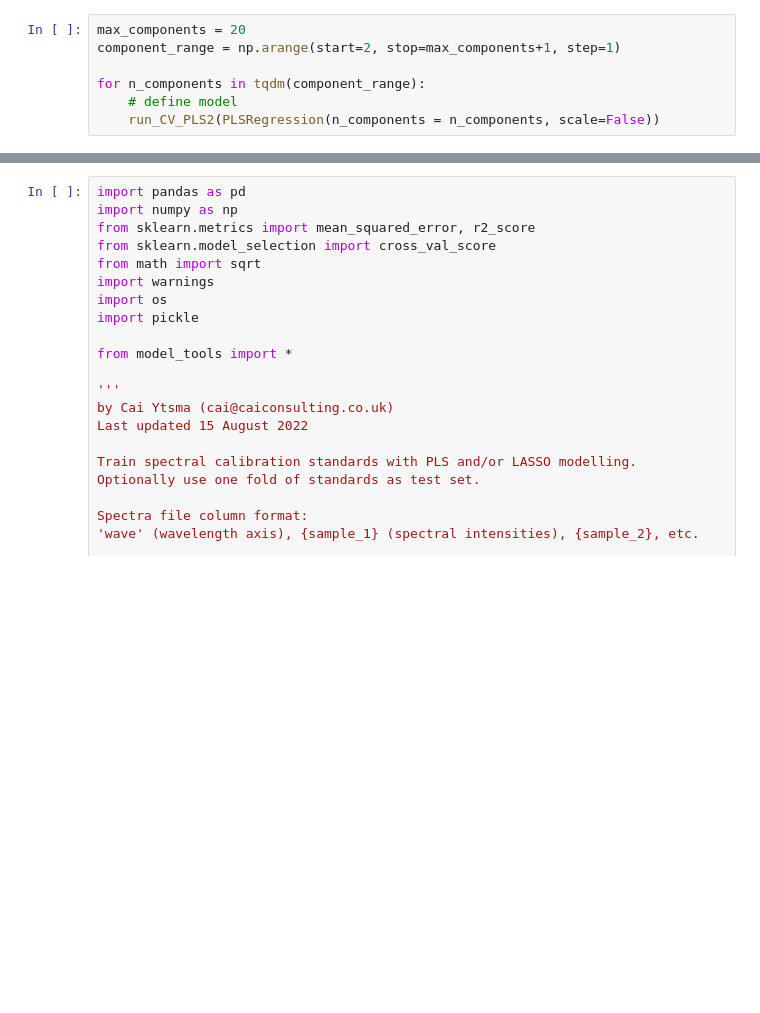
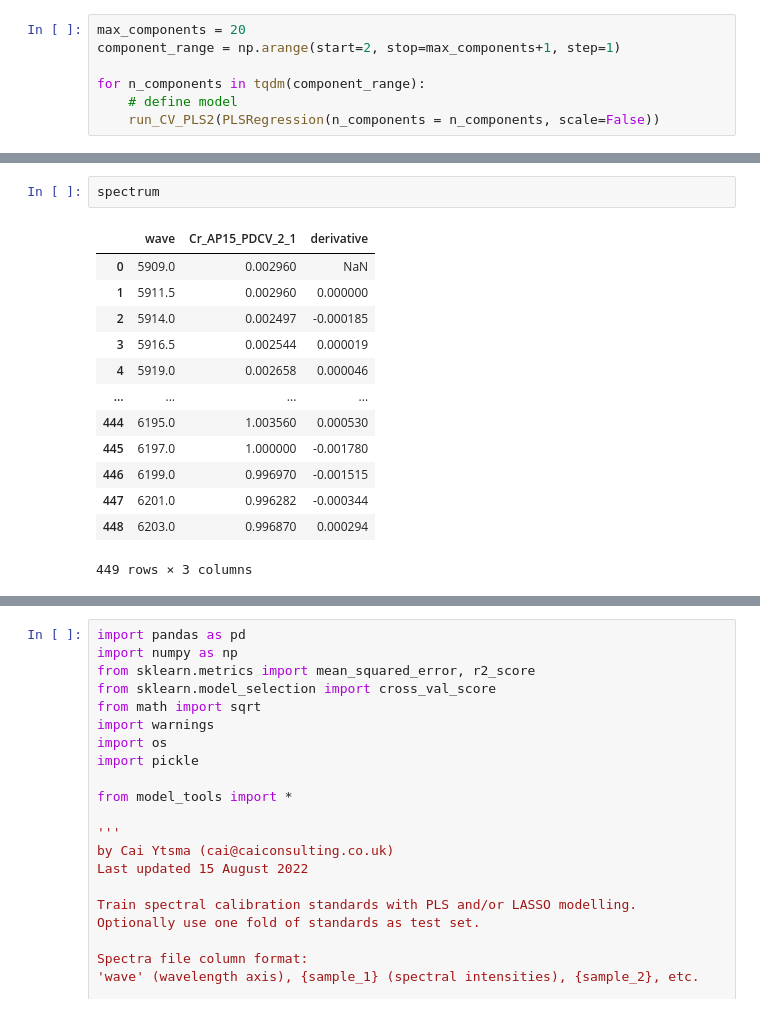
Before and after one commit to ytsmacr/caipy, a Jupyter notebook: Auto models workbook.ipynb, the cells around one changed output, grey strips where cells are left out. Drawn from its saved outputs; the diff is of its cells as text; blank space fills up the shorter version.

```diff
--- a/Auto models workbook.ipynb
+++ b/Auto models workbook.ipynb
@@ -242,0 +258,16 @@ PLSRegression(n_components=20, scale=False)
+# %%
+spectrum
+# %% [output]
+|  | wave | Cr_AP15_PDCV_2_1 | derivative |
+| 0 | 5909.0 | 0.002960 | NaN |
+| 1 | 5911.5 | 0.002960 | 0.000000 |
+| 2 | 5914.0 | 0.002497 | -0.000185 |
+| 3 | 5916.5 | 0.002544 | 0.000019 |
+| 4 | 5919.0 | 0.002658 | 0.000046 |
+| ... | ... | ... | ... |
+| 444 | 6195.0 | 1.003560 | 0.000530 |
+| 445 | 6197.0 | 1.000000 | -0.001780 |
+| 446 | 6199.0 | 0.996970 | -0.001515 |
+| 447 | 6201.0 | 0.996282 | -0.000344 |
+| 448 | 6203.0 | 0.996870 | 0.000294 |
+449 rows × 3 columns
```
Also changed, not shown: parts of 15 cells of this notebook, 5 other files.
